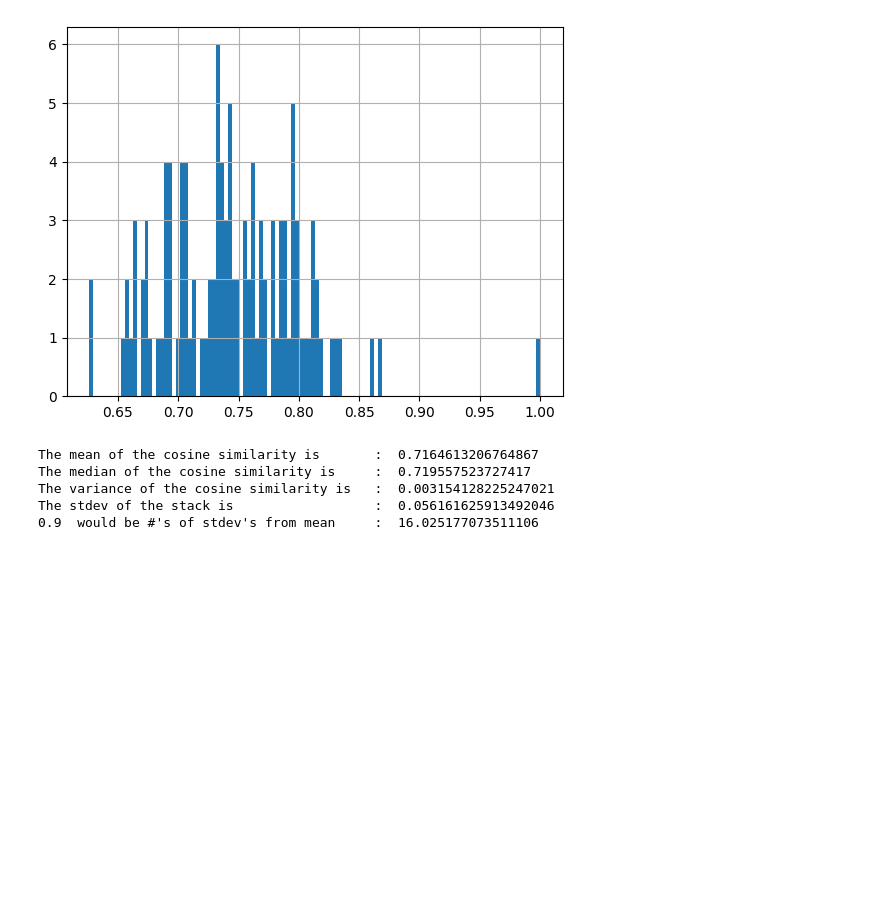
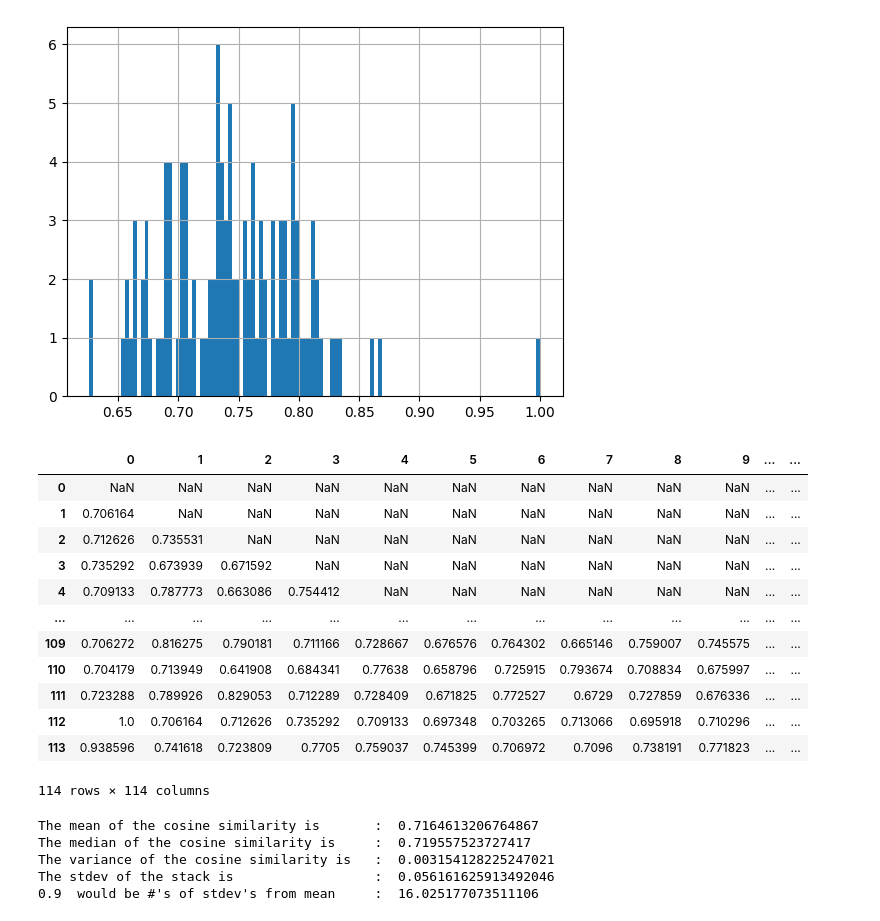
Before and after one commit to pwdel/codepractice, a Jupyter notebook: PlagiarismDetect/volumebindmount/v0.1/v0p1_stats.ipynb, the cells around one changed output. Saved outputs shown, nothing was run; the diff lists cells and outputs as text; code cells hidden in the pictures; blank space fills up the shorter version.

```diff
--- a/PlagiarismDetect/volumebindmount/v0.1/v0p1_stats.ipynb
+++ b/PlagiarismDetect/volumebindmount/v0.1/v0p1_stats.ipynb
@@ -164,6 +164,23 @@ def get_meanmedvar(df_nomatch):
     print("The stdev of the stack is                  : ",df_nomatch.stack().std())
     threshold = 0.9
     print(threshold, " would be #'s of stdev's from mean     : ",threshold/stack_stdev)
+# %%
+df_nomatch = walkthrough_nomatch_counts(df_cosine_sim)
+df_nomatch
+# %% [output]
+|  | 0 | 1 | 2 | 3 | 4 | 5 | 6 | 7 | 8 | 9 | ... | ... |
+| 0 | NaN | NaN | NaN | NaN | NaN | NaN | NaN | NaN | NaN | NaN | ... | ... |
+| 1 | 0.706164 | NaN | NaN | NaN | NaN | NaN | NaN | NaN | NaN | NaN | ... | ... |
+| 2 | 0.712626 | 0.735531 | NaN | NaN | NaN | NaN | NaN | NaN | NaN | NaN | ... | ... |
+| 3 | 0.735292 | 0.673939 | 0.671592 | NaN | NaN | NaN | NaN | NaN | NaN | NaN | ... | ... |
+| 4 | 0.709133 | 0.787773 | 0.663086 | 0.754412 | NaN | NaN | NaN | NaN | NaN | NaN | ... | ... |
+| ... | ... | ... | ... | ... | ... | ... | ... | ... | ... | ... | ... | ... |
+| 109 | 0.706272 | 0.816275 | 0.790181 | 0.711166 | 0.728667 | 0.676576 | 0.764302 | 0.665146 | 0.759007 | 0.745575 | ... | ... |
+| 110 | 0.704179 | 0.713949 | 0.641908 | 0.684341 | 0.77638 | 0.658796 | 0.725915 | 0.793674 | 0.708834 | 0.675997 | ... | ... |
+| 111 | 0.723288 | 0.789926 | 0.829053 | 0.712289 | 0.728409 | 0.671825 | 0.772527 | 0.6729 | 0.727859 | 0.676336 | ... | ... |
+| 112 | 1.0 | 0.706164 | 0.712626 | 0.735292 | 0.709133 | 0.697348 | 0.703265 | 0.713066 | 0.695918 | 0.710296 | ... | ... |
+| 113 | 0.938596 | 0.741618 | 0.723809 | 0.7705 | 0.759037 | 0.745399 | 0.706972 | 0.7096 | 0.738191 | 0.771823 | ... | ... |
+114 rows × 114 columns
 # %%
 df_nomatch = walkthrough_nomatch_counts(df_cosine_sim)
 get_stats_report(df_nomatch)
```
Also changed, not shown: parts of 3 cells of this notebook, 2 other files.
